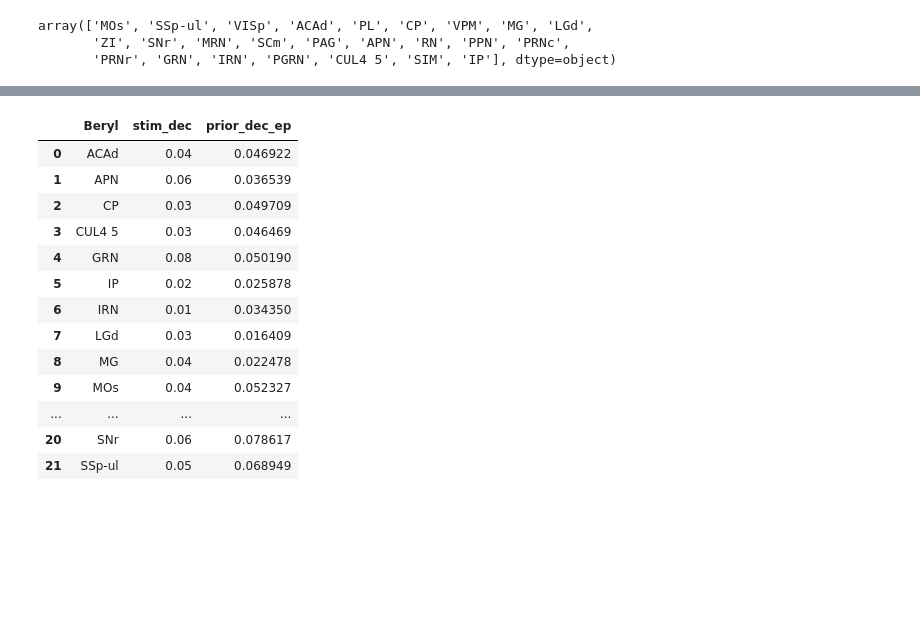
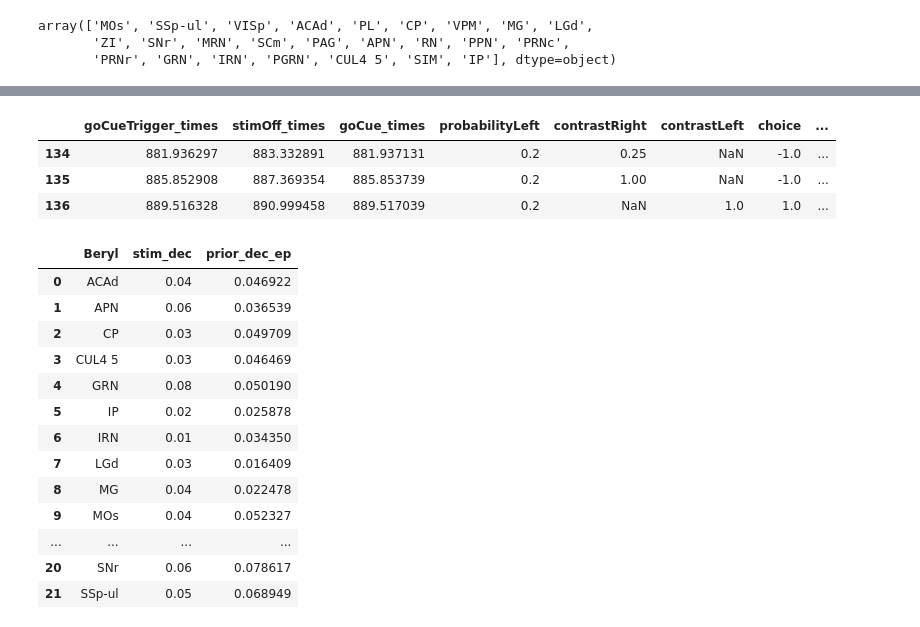
Before and after one commit to debottamKundu/ibl-partial-info-decomp, a Jupyter notebook: notebooks/stimulus_prior_regions.ipynb, the cells around one changed output, grey strips where cells are left out. Cells and saved outputs as stored; diff of their text form; code cells hidden in the pictures; blank space fills up the shorter version.

```diff
--- a/notebooks/stimulus_prior_regions.ipynb
+++ b/notebooks/stimulus_prior_regions.ipynb
@@ -242,0 +234,8 @@ plt.savefig(
+# %%
+# plot probe output
+
+subject_id = "CSH_ZAD_022"
+eid = "a82800ce-f4e3-4464-9b80-4c3d6fade333"
+session_id = eid
+ss = SessionLoader(one, eid=session_id)
+ss.load_trials()
@@ -243,3 +486,10 @@ plt.savefig(
+# %%
+ss.trials[134:137]
+# %% [output]
+|  | goCueTrigger_times | stimOff_times | goCue_times | probabilityLeft | contrastRight | contrastLeft | choice | ... |
+| 134 | 881.936297 | 883.332891 | 881.937131 | 0.2 | 0.25 | NaN | -1.0 | ... |
+| 135 | 885.852908 | 887.369354 | 885.853739 | 0.2 | 1.00 | NaN | -1.0 | ... |
+| 136 | 889.516328 | 890.999458 | 889.517039 | 0.2 | NaN | 1.0 | 1.0 | ... |
 # %%
 significances = df_with_both.groupby("Beryl")[["stim_dec", "prior_dec_ep"]].mean().reset_index()
 # %%
```
Also changed, not shown: parts of 22 cells of this notebook, 3 other files.
